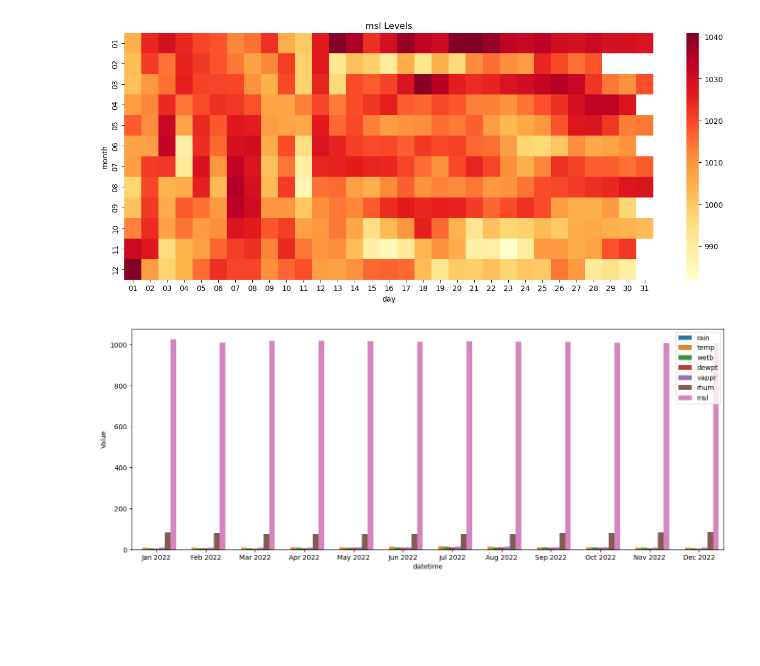
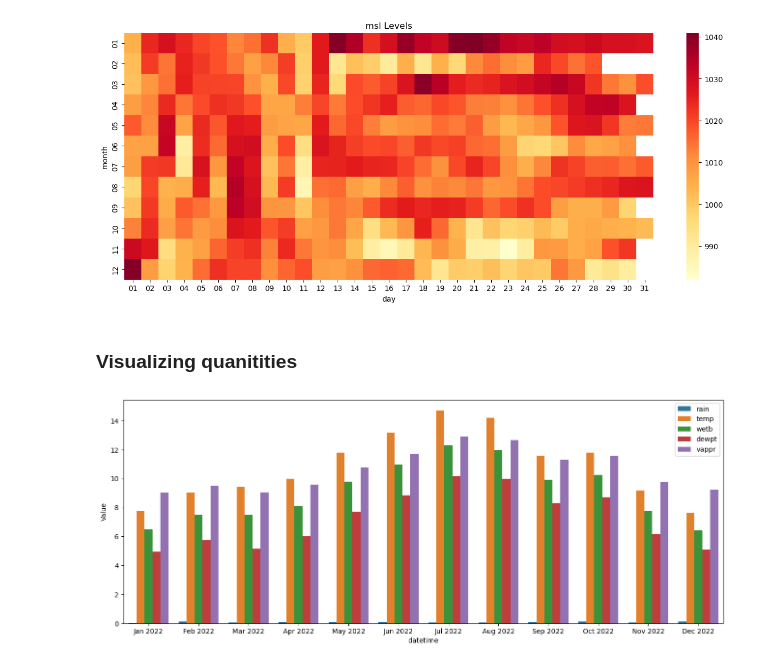
Before and after one commit to AdityaPimpalkar/AQI_federated_learning, a Jupyter notebook: notebooks/meterological.ipynb, the cells around one changed output. Drawn from its saved outputs; the diff is of its cells as text; code cells hidden in the pictures; blank space fills up the shorter version.

```diff
--- a/notebooks/meterological.ipynb
+++ b/notebooks/meterological.ipynb
@@ -200,28 +234,30 @@ plotheatmap(met_2022, 'msl', '2022-01-01', '2022-12-30', 'levels at pheonix park
 [figure]
 [figure]
 [figure]
+# %% [markdown]
+### Visualizing quanitities
 # %%
 def plotbars(dataset, fromtime, to, title):
     timeframe = dataset[(dataset['datetime'] >= fromtime)
                          & (dataset['datetime'] <= to)]
 
     timeframe.set_index('datetime', inplace=True)
 
     timeframe = timeframe.resample('M').mean().reset_index()
 
     plt.figure(figsize=(16, 6))
 
-    df_melted = pd.melt(timeframe, id_vars='datetime', value_vars=['rain', 'temp', 'wetb', 'dewpt', 'vappr', 'rhum', 'msl'], var_name='met', value_name='Value')
+    df_melted = pd.melt(timeframe, id_vars='datetime', value_vars=['rain', 'temp', 'wetb', 'dewpt', 'vappr'], var_name='met', value_name='Value')
 
     # Create the grouped bar plot using seaborn
     sns.barplot(data=df_melted, x='datetime', y='Value', hue='met')
 
     plt.gca().xaxis.set_major_formatter(plt.FixedFormatter([date.strftime('%b %Y') for date in timeframe['datetime']]))
 
     plt.legend()
 
     plt.show()
 
 plotbars(met_2022,'2022-01-01', '2022-12-31', 'AQI levels at pheonix park, Dublin')
 # %% [output]
-[figure, old version]
+[figure, new version]
```
Also changed, not shown: parts of 16 cells of this notebook, 1 other file.
